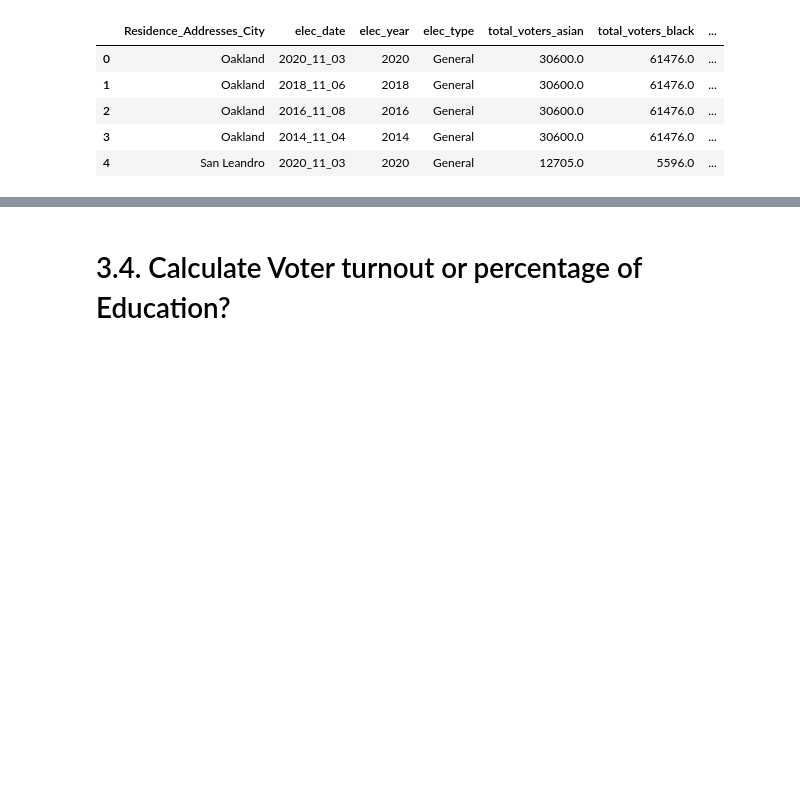
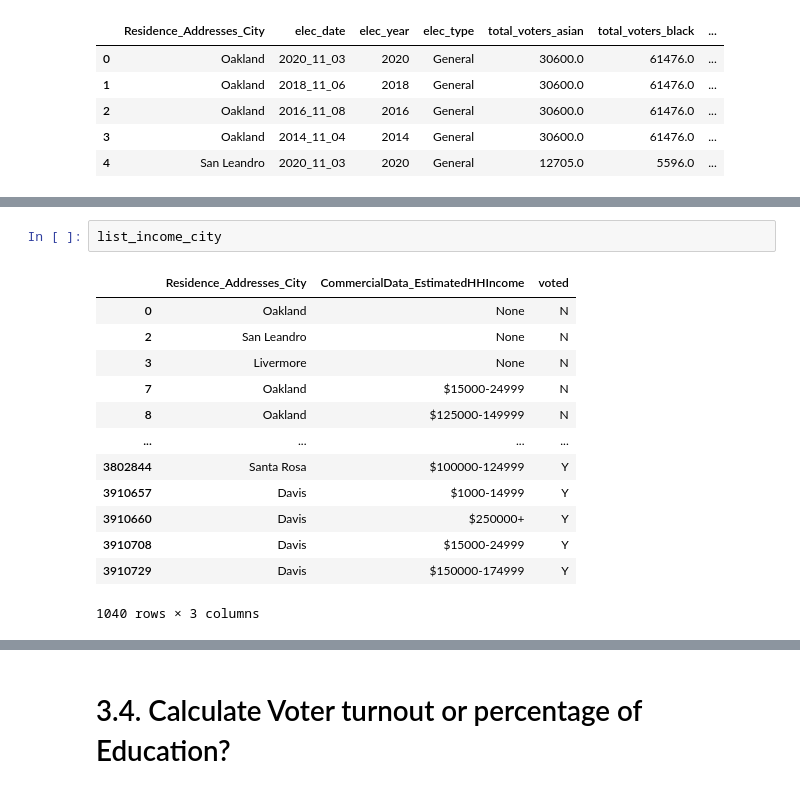
Before and after one commit to jnshzk/capstone, a Jupyter notebook: combine_demographic_vote_history.ipynb, the cells around one changed output, grey strips where cells are left out. Drawn from its saved outputs; the diff is of its cells as text; blank space fills up the shorter version.

```diff
--- a/combine_demographic_vote_history.ipynb
+++ b/combine_demographic_vote_history.ipynb
@@ -517,0 +534,16 @@ voter_turnout_merge.head()
+# %%
+list_income_city
+# %% [output]
+|  | Residence_Addresses_City | CommercialData_EstimatedHHIncome | voted |
+| 0 | Oakland | None | N |
+| 2 | San Leandro | None | N |
+| 3 | Livermore | None | N |
+| 7 | Oakland | $15000-24999 | N |
+| 8 | Oakland | $125000-149999 | N |
+| ... | ... | ... | ... |
+| 3802844 | Santa Rosa | $100000-124999 | Y |
+| 3910657 | Davis | $1000-14999 | Y |
+| 3910660 | Davis | $250000+ | Y |
+| 3910708 | Davis | $15000-24999 | Y |
+| 3910729 | Davis | $150000-174999 | Y |
+1040 rows × 3 columns
```
Also changed, not shown: parts of 19 cells of this notebook, 1 other file.
